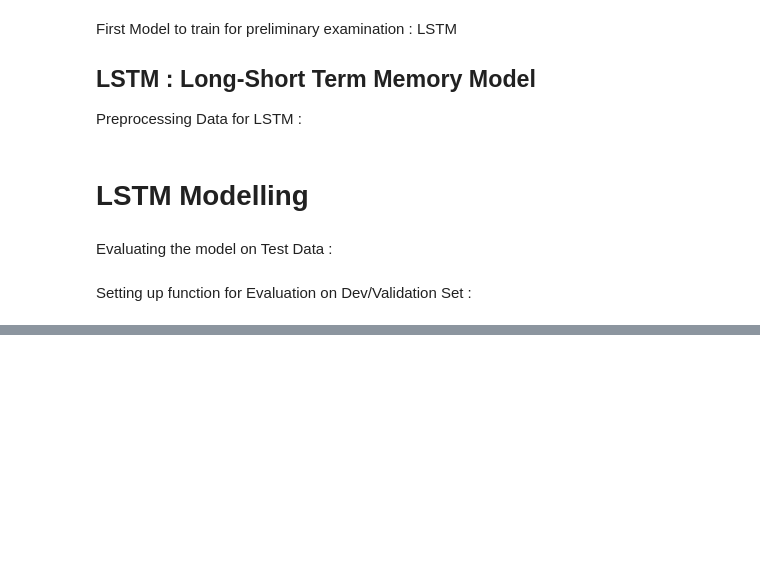
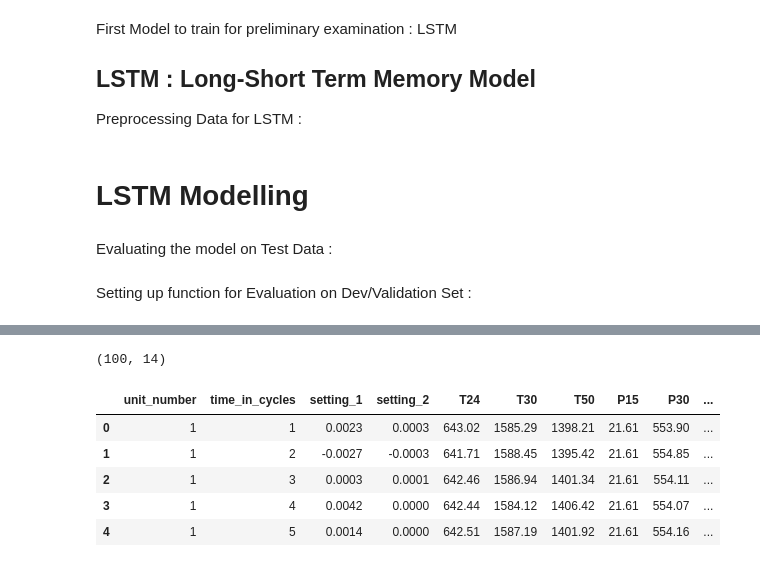
Before and after one commit to y4shb/prognostics_thesis, a Jupyter notebook: prognostics_load_data.ipynb, the cells around one changed output, grey strips where cells are left out. Drawn from its saved outputs; the diff is of its cells as text; code cells hidden in the pictures; blank space fills up the shorter version.

```diff
--- a/prognostics_load_data.ipynb
+++ b/prognostics_load_data.ipynb
@@ -496,0 +501,6 @@ def plot_result(y_true,y_pred):
+# %%
+test_FD001.drop(columns=['Nf_dmd','PCNfR_dmd','P2','T2','TRA','farB','epr'],inplace=True)
+test_max = test_FD001.groupby('unit_number')['time_in_cycles'].max().reset_index()
+test_max.columns = ['unit_number', 'max']
+
+test_FD001 = test_FD001.merge(test_max, on = ['unit_number'], how = 'left')
@@ -496,0 +513,13 @@ def plot_result(y_true,y_pred):
+# %%
+X_001_test.shape
+# %% [output]
+(100, 14)
+# %%
+test_FD001.head()
+# %% [output]
+|  | unit_number | time_in_cycles | setting_1 | setting_2 | T24 | T30 | T50 | P15 | P30 | ... |
+| 0 | 1 | 1 | 0.0023 | 0.0003 | 643.02 | 1585.29 | 1398.21 | 21.61 | 553.90 | ... |
+| 1 | 1 | 2 | -0.0027 | -0.0003 | 641.71 | 1588.45 | 1395.42 | 21.61 | 554.85 | ... |
+| 2 | 1 | 3 | 0.0003 | 0.0001 | 642.46 | 1586.94 | 1401.34 | 21.61 | 554.11 | ... |
+| 3 | 1 | 4 | 0.0042 | 0.0000 | 642.44 | 1584.12 | 1406.42 | 21.61 | 554.07 | ... |
+| 4 | 1 | 5 | 0.0014 | 0.0000 | 642.51 | 1587.19 | 1401.92 | 21.61 | 554.16 | ... |
```
Also changed, not shown: parts of 11 cells of this notebook.
